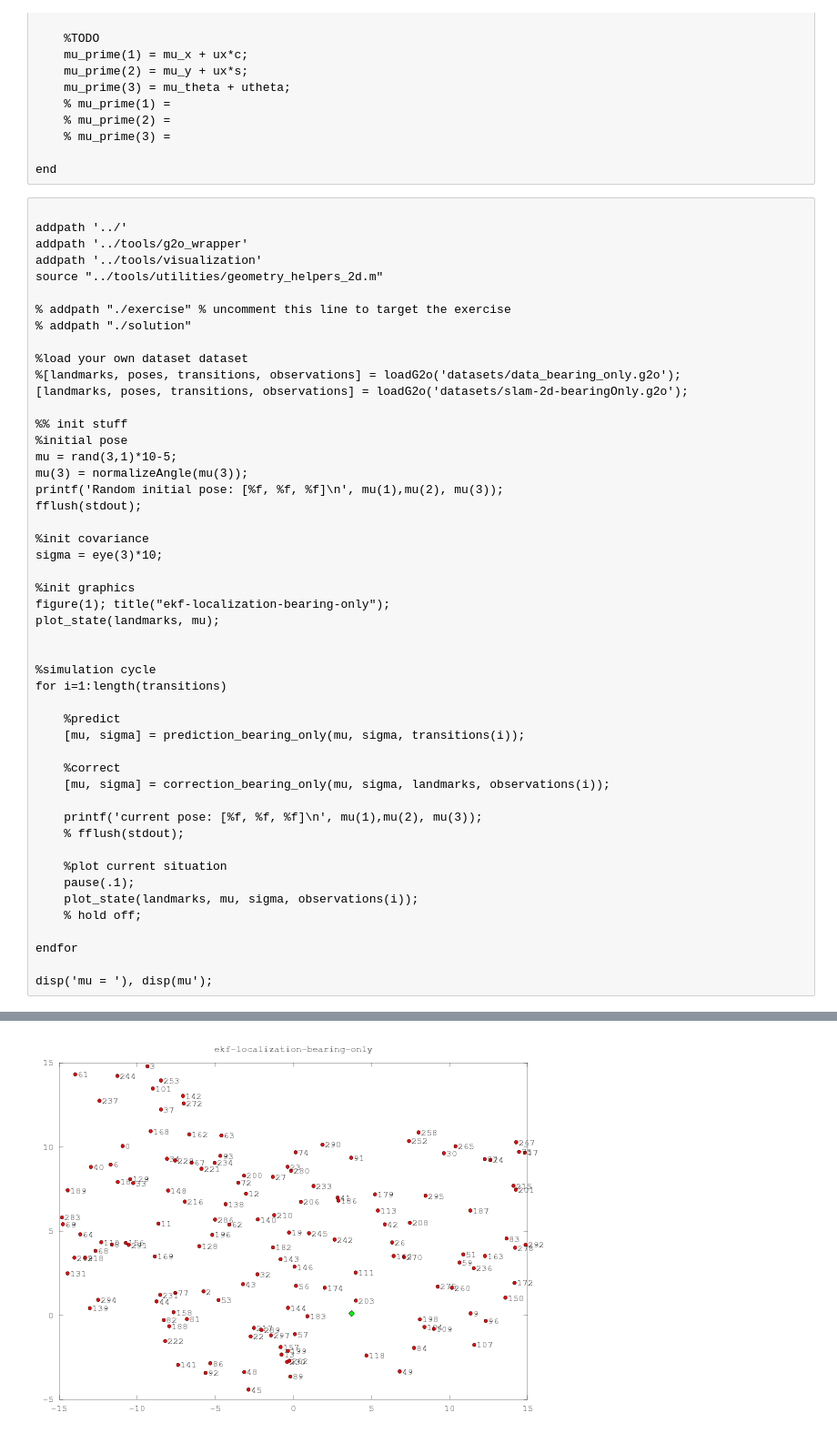
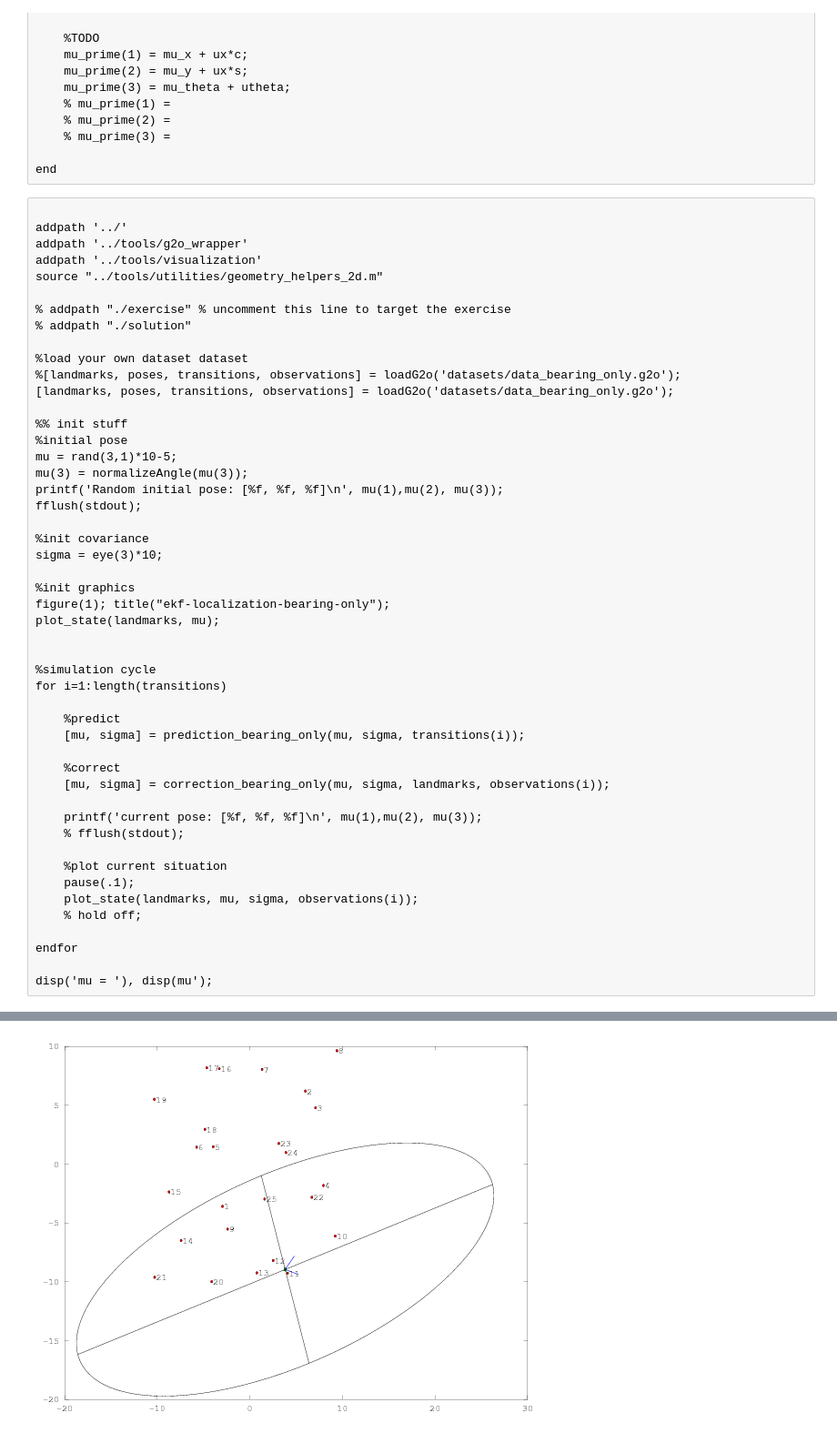
Before and after one commit to isenilov/ProbRobProject, a Jupyter notebook: ekf_bearing/ekf_localizaion_bearing.ipynb, the cells around one changed output, grey strips where cells are left out. Shown: that part at 91% size. Saved outputs shown, nothing was run; the diff lists cells and outputs as text.

Commit message:
solved ekf bearing, minor fixes

```diff
--- a/ekf_bearing/ekf_localizaion_bearing.ipynb
+++ b/ekf_bearing/ekf_localizaion_bearing.ipynb
@@ -188,7 +195,7 @@ source "../tools/utilities/geometry_helpers_2d.m"
 
 %load your own dataset dataset
 %[landmarks, poses, transitions, observations] = loadG2o('datasets/data_bearing_only.g2o');
-[landmarks, poses, transitions, observations] = loadG2o('datasets/slam-2d-bearingOnly.g2o');
+[landmarks, poses, transitions, observations] = loadG2o('datasets/data_bearing_only.g2o');
 
 %% init stuff
 %initial pose
@@ -245 +253 @@ mu =
-[figure, old version]
+[figure, new version]
```
Also changed, not shown: parts of 3 cells of this notebook, 5 other files.
